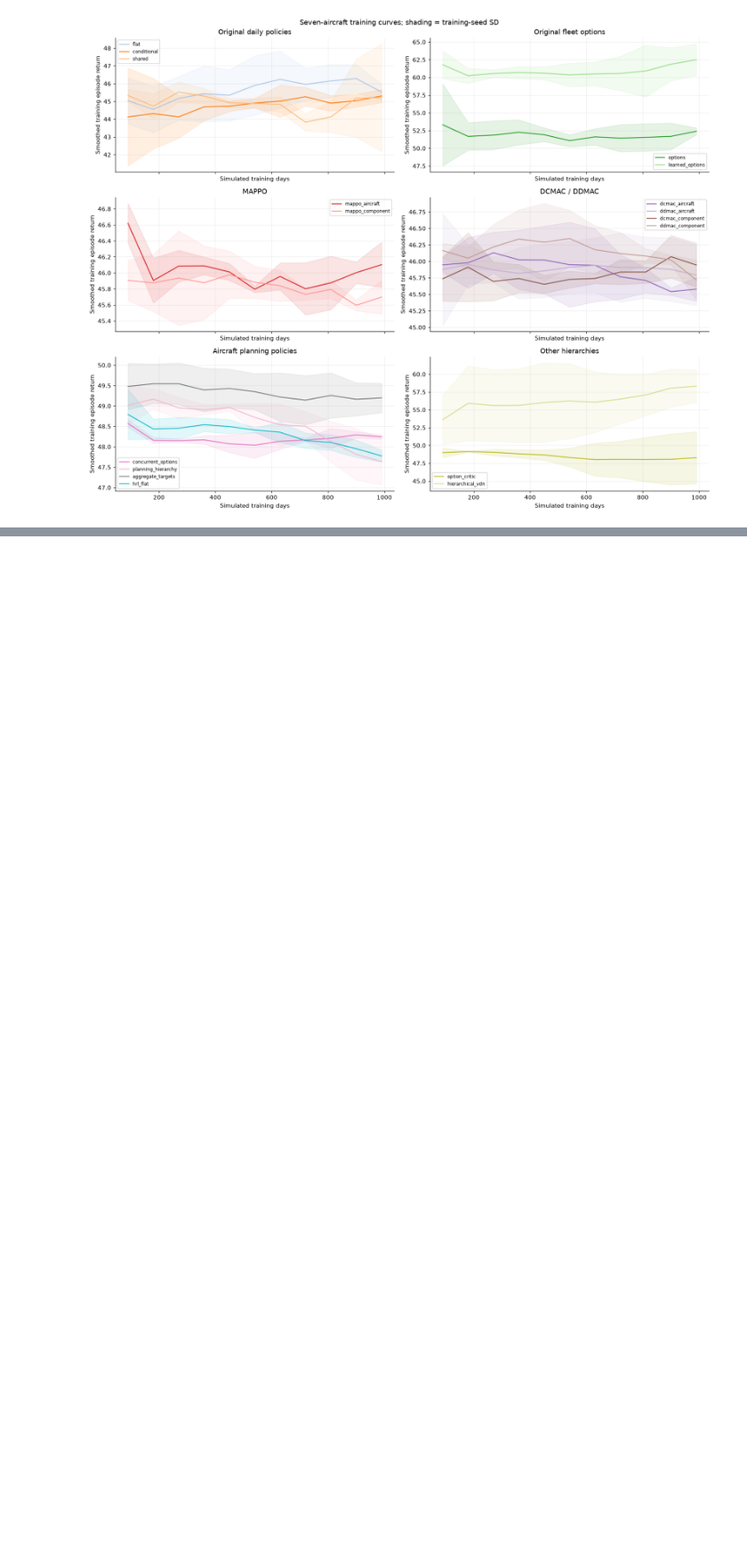
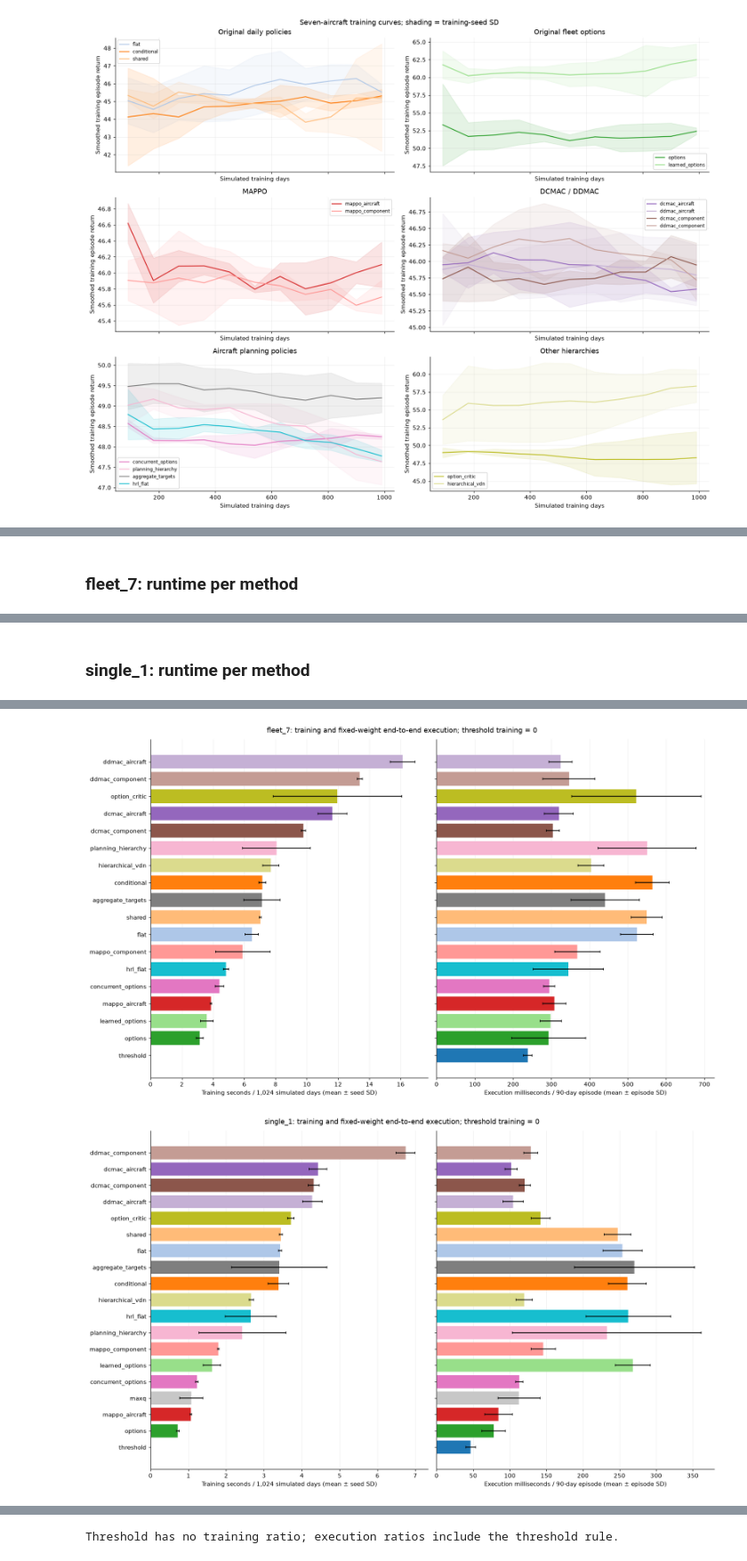
Before and after one commit to SoroushAsadian/HRL-Maintenance-Tutorial, a Jupyter notebook: Maintenance_Experiments_Presentation.ipynb, the cells around one changed output, grey strips where cells are left out. Shown at 89% size. Drawn from its saved outputs; the diff is of its cells as text; code cells hidden in the pictures; blank space fills up the shorter version.

```diff
--- a/Maintenance_Experiments_Presentation.ipynb
+++ b/Maintenance_Experiments_Presentation.ipynb
@@ -431,0 +509,72 @@ Only planning_hierarchy is closely matched in authority and decision timing; all
+# %%
+runtime_columns = ['training_seconds', 'training_ms_per_simulated_day',
+                   'training_ms_per_aircraft_day', 'execution_seconds',
+                   'execution_seconds_per_episode', 'execution_ms_per_simulated_day',
+                   'execution_ms_per_aircraft_day']
+runtime_summary = execution_runs.groupby(['panel', 'method'])[runtime_columns].agg(['mean', 'std'])
+runtime_summary.columns = [f'{metric}_{stat}' for metric, stat in runtime_summary.columns]
+runtime_summary = runtime_summary.reset_index().fillna(0)
+episode_timing = evaluation.groupby(['panel', 'method']).execution_seconds.agg(
+    execution_episode_mean='mean', execution_episode_sd='std',
+    execution_episode_p50='median', execution_episode_p95=lambda x: x.quantile(.95)).reset_index()
+runtime_summary = runtime_summary.merge(episode_timing, on=['panel', 'method'])
+runtime_summary['family'] = runtime_summary.method.map({**FAMILY, 'threshold': 'Fixed rule'})
+runtime_summary.to_csv(RUN / 'data/runtime_summary.csv', index=False)
+for panel in PANELS:
+    display(Markdown(f'### {panel}: runtime per method'))
+    display(runtime_summary[runtime_summary.panel.eq(panel)][['method',
+        'training_seconds_mean', 'training_seconds_std', 'execution_episode_mean',
+        'execution_episode_sd', 'execution_episode_p95', 'execution_ms_per_simulated_day_mean',
+        'execution_ms_per_aircraft_day_mean']].sort_values('training_seconds_mean').rename(columns={
+        'method': 'Method', 'training_seconds_mean': 'Train s', 'training_seconds_std': 'Train SD s',
+        'execution_episode_mean': 'Exec s/episode', 'execution_episode_sd': 'Exec SD s',
+        'execution_episode_p95': 'Exec P95 s', 'execution_ms_per_simulated_day_mean': 'Exec ms/day',
+        'execution_ms_per_aircraft_day_mean': 'Exec ms/aircraft-day'}).round(4).reset_index(drop=True))
+
+def runtime_bars(panel):
+    data = runtime_summary[runtime_summary.panel.eq(panel)].sort_values('training_seconds_mean')
+    fig, axes = plt.subplots(1, 2, figsize=(15, 9), sharey=True)
+    axes[0].barh(data.method, data.training_seconds_mean, xerr=data.training_seconds_std,
+                 color=[COLORS[m] for m in data.method], capsize=2)
+    axes[0].set_xlabel(f'Training seconds / {TRAIN_DAYS:,} simulated days (mean ± seed SD)')
+    axes[1].barh(data.method, 1000 * data.execution_episode_mean,
+                 xerr=1000 * data.execution_episode_sd,
+                 color=[COLORS[m] for m in data.method], capsize=2)
+    axes[1].set_xlabel(f'Execution milliseconds / {HORIZON}-day episode (mean ± episode SD)')
+    for ax in axes:
+        ax.set_xlim(left=0)
+        ax.grid(axis='x', alpha=.2)
+        ax.set_axisbelow(True)
+    fig.suptitle(f'{panel}: training and fixed-weight end-to-end execution; threshold training = 0')
+    fig.tight_layout()
+    save_figure(fig, panel + '_training_execution_time')
+
+runtime_bars('fleet_7')
+runtime_bars('single_1')
+
+scaling = runtime_summary.pivot(index='method', columns='panel',
+    values=['training_seconds_mean', 'execution_episode_mean'])
+common = scaling.dropna()
+scaling_table = pd.DataFrame({
+    'training_7_to_1_ratio': common['training_seconds_mean']['fleet_7'].div(
+        common['training_seconds_mean']['single_1'].replace(0, np.nan)),
+    'execution_7_to_1_ratio': common['execution_episode_mean']['fleet_7'].div(
+        common['execution_episode_mean']['single_1'])}).sort_values('execution_7_to_1_ratio')
+scaling_table.to_csv(RUN / 'data/runtime_fleet_size_ratio.csv')
+fig, axes = plt.subplots(1, 2, figsize=(15, 9), sharey=True)
+for ax, column, title in zip(axes, scaling_table.columns, ['Training', 'Execution']):
+    ax.barh(scaling_table.index, scaling_table[column], color=[COLORS[m] for m in scaling_table.index])
+    if column == 'training_7_to_1_ratio' and 'threshold' in scaling_table.index:
+        ax.text(.05, list(scaling_table.index).index('threshold'), 'N/A: fixed rule', va='center', fontsize=9)
+    ax.axvline(1, color='black', linewidth=1, linestyle='--', label='Same runtime')
+    ax.axvline(7, color='gray', linewidth=1, linestyle=':', label='7× reference')
+    ax.set_xlabel(f'{title}: observed 7-aircraft / 1-aircraft wall-time ratio')
+    ax.grid(axis='x', alpha=.2)
+    ax.set_axisbelow(True)
+    ax.legend(fontsize=8)
+fig.suptitle('Two measured fleet sizes; MAXQ excluded because it supports only one aircraft')
+fig.tight_layout()
+save_figure(fig, 'runtime_7_vs_1_aircraft')
+print('Threshold has no training ratio; execution ratios include the threshold rule.')
+# %% [output]
+### fleet_7: runtime per method
@@ -431,0 +598 @@ Only planning_hierarchy is closely matched in authority and decision timing; all
+### single_1: runtime per method
@@ -431,0 +616,2 @@ Only planning_hierarchy is closely matched in authority and decision timing; all
+[figure, added]
+[figure, added]
@@ -432 +619,2 @@ Only planning_hierarchy is closely matched in authority and decision timing; all
+Threshold has no training ratio; execution ratios include the threshold rule.
 # %% [markdown]
```
Also changed, not shown: parts of 13 cells of this notebook, 31 other files.
